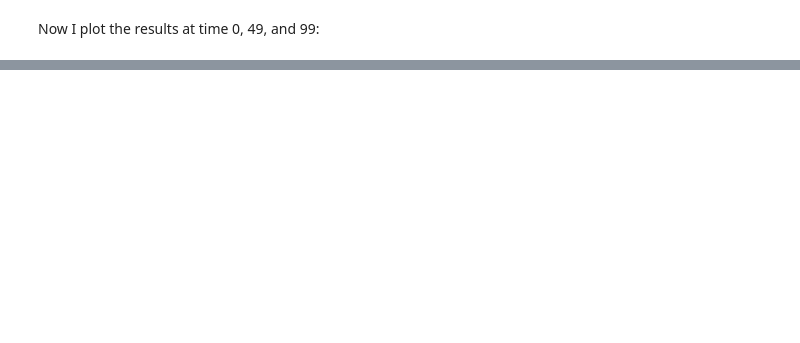
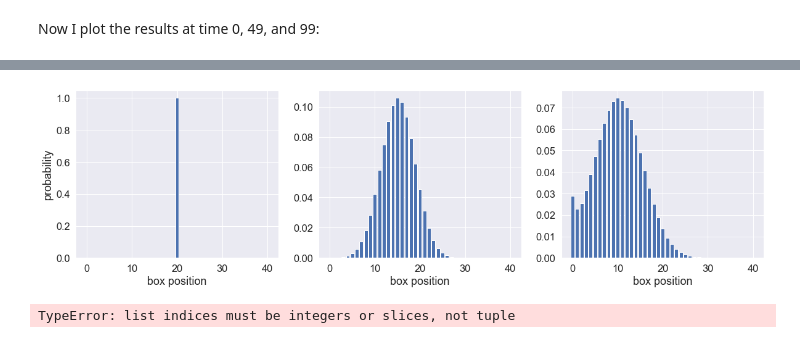
Before and after one commit to sbeeler/BIOL301_Fall2022, a Jupyter notebook: _sources/Midterm2_KEY.ipynb, the cells around one changed output, grey strips where cells are left out. Cells and saved outputs as stored; diff of their text form; code cells hidden in the pictures; blank space fills up the shorter version.

```diff
--- a/_sources/Midterm2_KEY.ipynb
+++ b/_sources/Midterm2_KEY.ipynb
@@ -296,0 +315,42 @@ Do the plotted results match what you expected? Why or why not? You can still an
+# %%
+# loop through the number of steps
+for t in range(1, n_steps):
+
+    # update probability array in the interior region
+    for b in range(1,n_boxes-1):
+        p[b,t] = p[b,t-1] + k*dt*p[b-1,t-1] + 2*k*dt*p[b+1,t-1] - 3*k*dt*p[b,t-1]
+
+    # update probability array for the left-most box
+    p[0,t] = p[0,t-1] + 2*k*dt*p[1,t-1] - k*dt*p[0,t-1]
+
+    # update probability array for the right-most box
+    p[-1,t] = p[-1,t-1] + k*dt*p[-2,t-1] - 2*k*dt*p[-1,t-1]
+# %%
+fig, ax = plt.subplots(1, 3, figsize=(20,5))
+
+ax[0].bar(np.arange(n_boxes), p[:,0])
+ax[0].set_xlabel("box position")
+ax[0].set_ylabel("probability");
+
+ax[1].bar(np.arange(n_boxes), p[:,49])
+ax[1].set_xlabel("box position")
+
+ax[2].bar(np.arange(n_boxes), p[:,99])
+ax[2].set_xlabel("box position");
+# %% [output]
+[figure, added]
+# %%
+# loop through the number of steps
+for t in range(1, n_steps):
+
+    # update probability array in the interior region
+    for b in range(1,n_boxes-1):
+        p[b,t] = p[b,t-1] + k*dt*p[b-1,t-1] + k*dt*p[b+1,t-1] - 2*k*dt*p[b,t-1]
+
+    # update probability array for the left-most box
+    p[0,t] = p[0,t-1] + k*dt*p[1,t-1] - k*dt*p[0,t-1]
+
+    # update probability array for the right-most box
+    p[-1,t] = p[-1,t-1] + k*dt*p[-2,t-1] - k*dt*p[-1,t-1]
+# %% [output]
+TypeError: list indices must be integers or slices, not tuple
```
Also changed, not shown: parts of 26 cells of this notebook, 24 other files.
